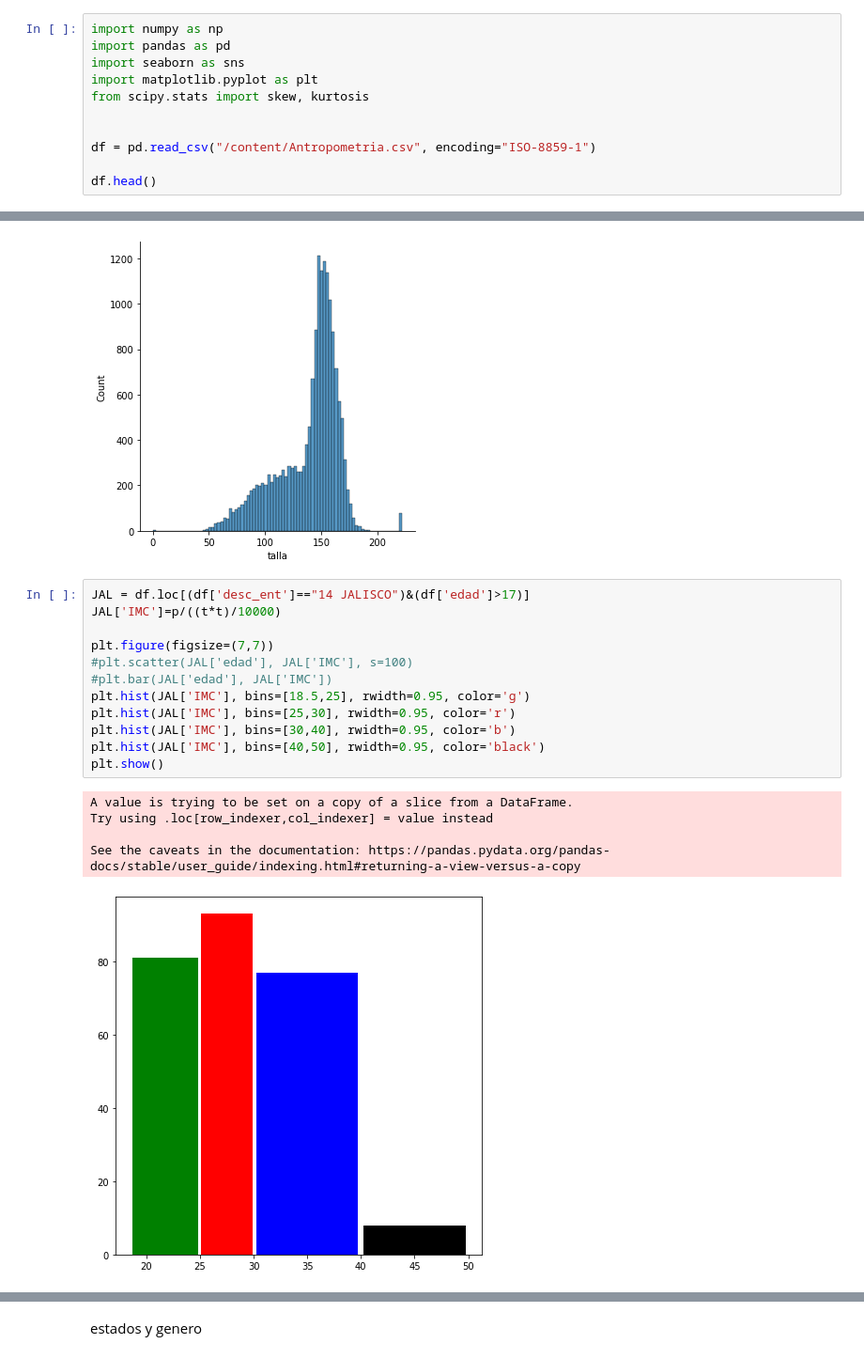
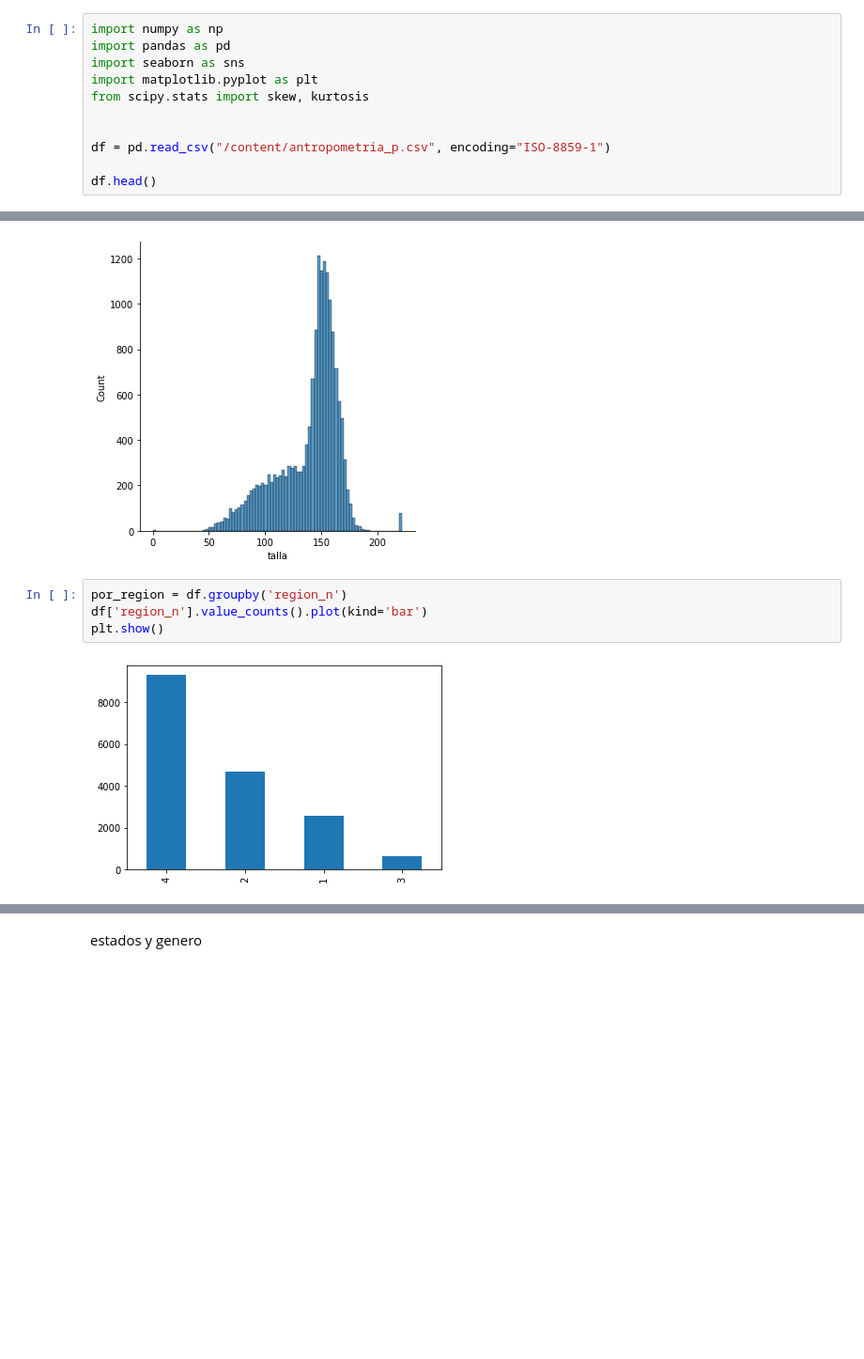
Before and after one commit to ScienceAnalyst/Python, a Jupyter notebook: 0besidad.ipynb, the cells around one changed output, grey strips where cells are left out. Shown at 94% size. Saved outputs shown, nothing was run; the diff lists cells and outputs as text; blank space fills up the shorter version.

```diff
--- a/0besidad.ipynb
+++ b/0besidad.ipynb
@@ -18,7 +18,7 @@ import matplotlib.pyplot as plt
 from scipy.stats import skew, kurtosis
 
 
-df = pd.read_csv("/content/Antropometria.csv", encoding="ISO-8859-1")
+df = pd.read_csv("/content/antropometria_p.csv", encoding="ISO-8859-1")
 
 df.head()
 # %% [output]
@@ -165,21 +165,9 @@ sns.displot(t, kde=False);
 # %% [output]
 [figure]
 [figure]
-# %%
-JAL = df.loc[(df['desc_ent']=="14 JALISCO")&(df['edad']>17)]
-JAL['IMC']=p/((t*t)/10000)
-
-plt.figure(figsize=(7,7))
-#plt.scatter(JAL['edad'], JAL['IMC'], s=100)
-#plt.bar(JAL['edad'], JAL['IMC'])
-plt.hist(JAL['IMC'], bins=[18.5,25], rwidth=0.95, color='g')
-plt.hist(JAL['IMC'], bins=[25,30], rwidth=0.95, color='r')
-plt.hist(JAL['IMC'], bins=[30,40], rwidth=0.95, color='b')
-plt.hist(JAL['IMC'], bins=[40,50], rwidth=0.95, color='black')
-plt.show()
-# %% [output]
-A value is trying to be set on a copy of a slice from a DataFrame.
-Try using .loc[row_indexer,col_indexer] = value instead
-
-See the caveats in the documentation: https://pandas.pydata.org/pandas-docs/stable/user_guide/indexing.html#returning-a-view-versus-a-copy
-[figure, removed]
+# %%
+por_region = df.groupby('region_n')
+df['region_n'].value_counts().plot(kind='bar')
+plt.show()
+# %% [output]
+[figure, added]
```
Also changed, not shown: parts of 3 cells of this notebook.
